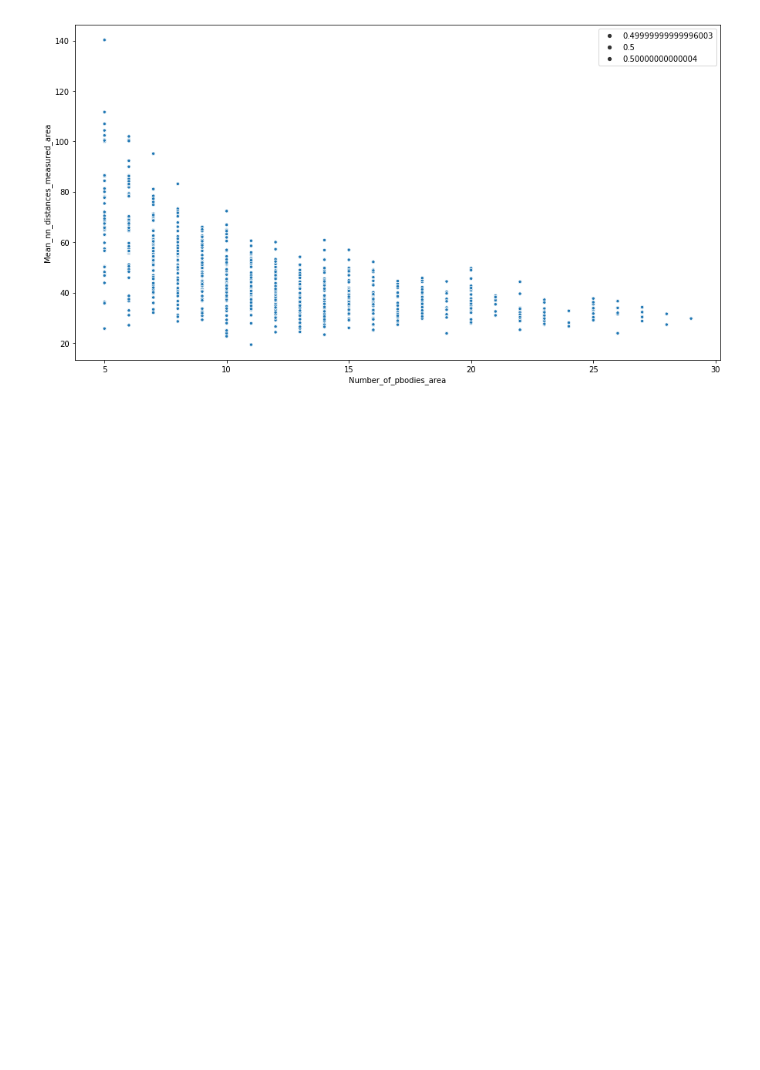
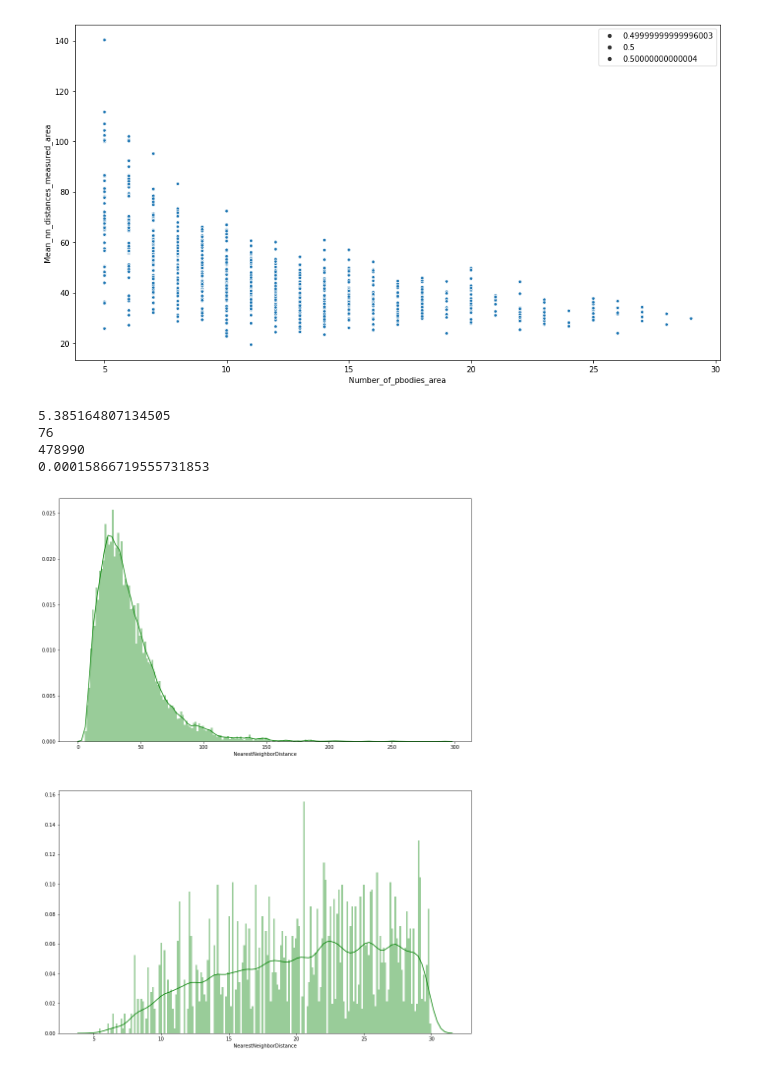
Before and after one commit to jluethi/p-body-randomness, a Jupyter notebook: notebooks/Evaluate_results.ipynb, the cells around one changed output. Cells and saved outputs as stored; diff of their text form; code cells hidden in the pictures; blank space fills up the shorter version.

Commit message:
Adding measurements for all nn-distances & analysis thereof

```diff
--- a/notebooks/Evaluate_results.ipynb
+++ b/notebooks/Evaluate_results.ipynb
@@ -210,3 +210,39 @@ sns.scatterplot(x="Number_of_pbodies_area", y="Mean_nn_distances_measured_area",
 # %% [output]
 <matplotlib.axes._subplots.AxesSubplot at 0x...>
 [figure]
+# %%
+# Load in all csv result files for all nearest neighbor distances & combine them to one pandas table
+wells = ['C03', 'C04', 'C05', 'C06', 'C07', 'C08', 'C09', 'C10', 'C11', 'C12', 'C13', 'C14', 'C15', 'C16',
+         'D03', 'D04', 'D05', 'D06', 'D07', 'D08', 'D09', 'D10', 'D11', 'D12', 'D13', 'D14', 'D15', 'D16',
+         'E04', 'E05', 'E06', 'E07', 'E08', 'F04', 'F05', 'F06', 'F07', 'F08']
+
+base_path = '../results/run5_all_individual_nn_distances/AllNearestNeighborDistances_'
+
+nn_results = pd.DataFrame()
+
+for well in wells:
+    curr_well = pd.read_csv(base_path + well + '.csv')
+    nn_results = pd.concat([nn_results, curr_well])
+print(nn_results.columns.values)
+# %%
+fig, ax = plt.subplots(2, 1, figsize=(15, 20))
+
+
+sns.distplot(nn_results['NearestNeighborDistance'], color='green', ax=ax[0], bins = 200)
+
+low_nn = (nn_results['NearestNeighborDistance'] < 30)
+nn_results_low = nn_results.loc[low_nn]
+
+sns.distplot(nn_results_low['NearestNeighborDistance'], color='green', ax=ax[1], bins = 200)
+print(min(nn_results['NearestNeighborDistance']))
+
+very_low_nn = (nn_results['NearestNeighborDistance'] < 6)
+print(np.sum(very_low_nn))
+print(len(nn_results))
+print(np.sum(very_low_nn)/len(nn_results))
+# %% [output]
+5.385164807134505
+76
+478990
+0.00015866719555731853
+[figure, added]
```
Also changed, not shown: 38 other files.
